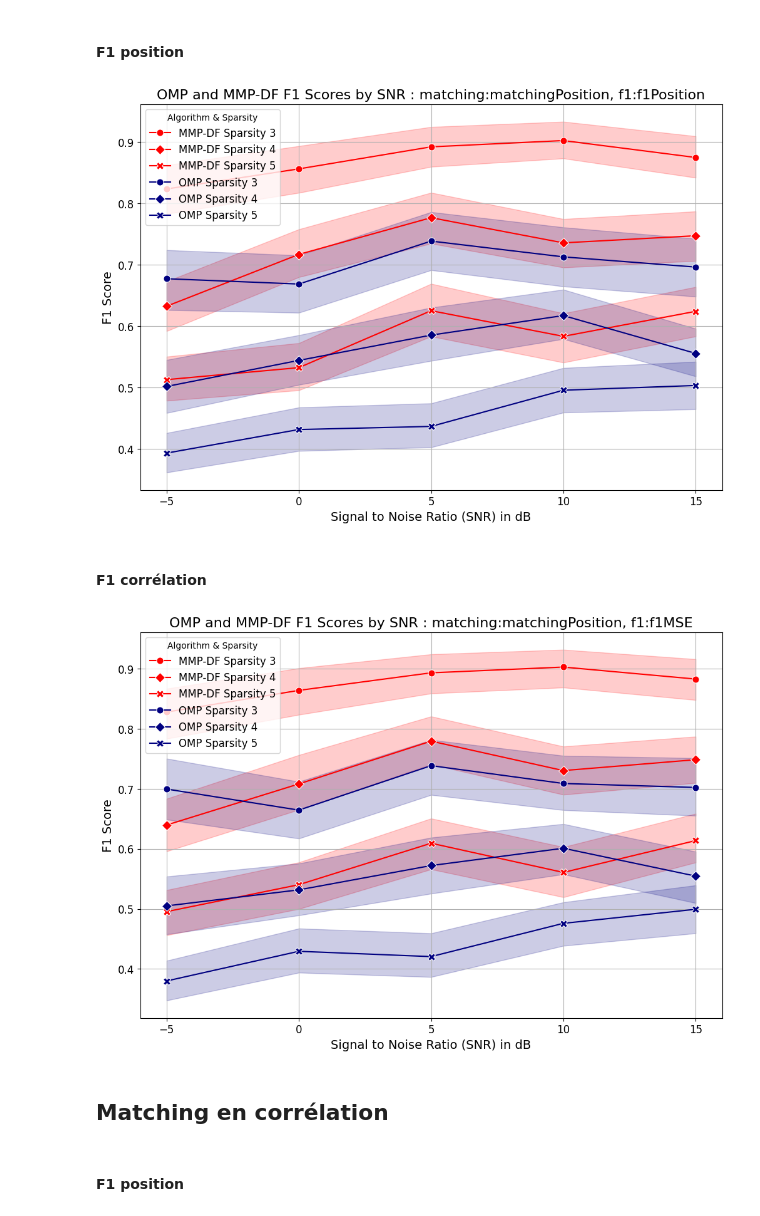
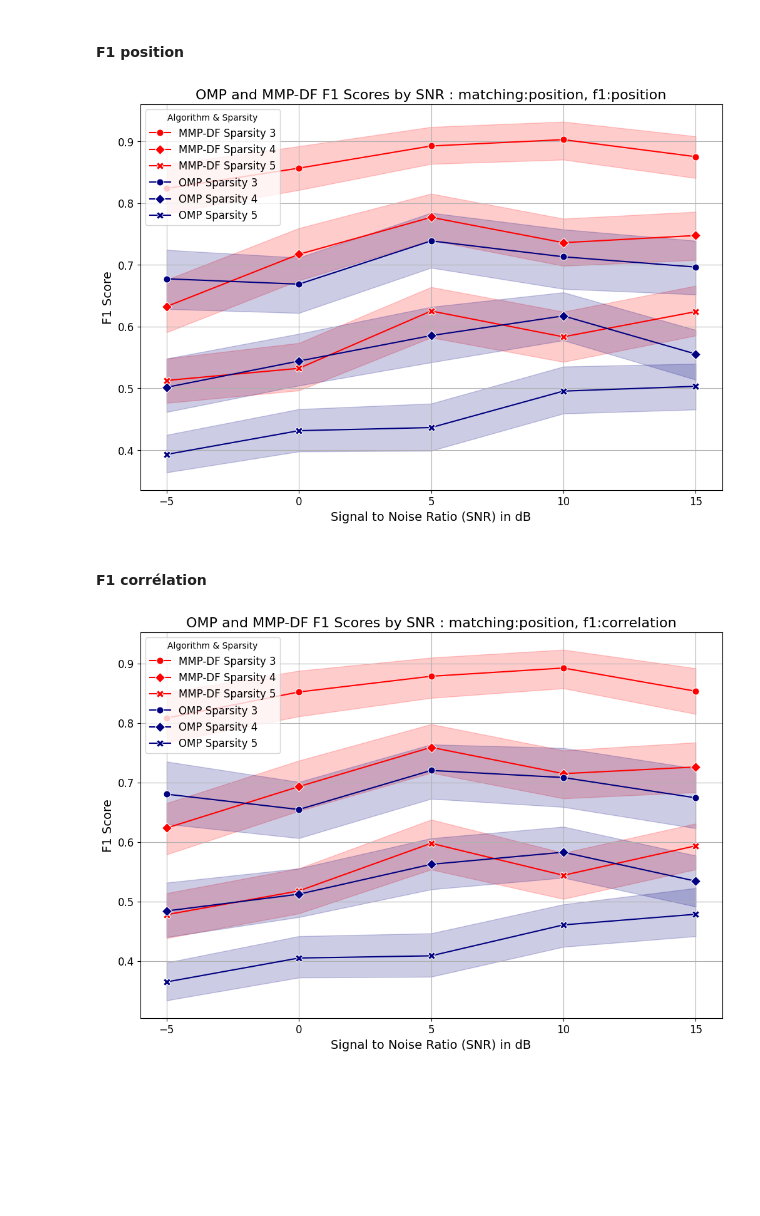
Before and after one commit to yanisgomes/csc, a Jupyter notebook: examples/mmpdf_metrics.ipynb, the cells around one changed output. Cells and saved outputs as stored; diff of their text form; code cells hidden in the pictures; blank space fills up the shorter version.

```diff
--- a/examples/mmpdf_metrics.ipynb
+++ b/examples/mmpdf_metrics.ipynb
@@ -55,16 +55,12 @@ workbench.plotMMPDFScoreF1Gloabl(path_to_mmpdf_db, matching_type='matchingCorrel
 # %% [markdown]
 #### F1 position
 # %%
-workbench.plotMMPDFScoreF1(path_to_mmpdf_db, matching_type='matchingPosition', f1_type='f1Position')
+workbench.plotMMPDFScoreF1(path_to_mmpdf_db, matching_type='position', f1_type='position')
 # %% [output]
-[figure, old version]
+[figure, new version]
 # %% [markdown]
 #### F1 corrélation
 # %%
-workbench.plotMMPDFScoreF1(path_to_mmpdf_db, matching_type='matchingPosition', f1_type='f1Correlation')
+workbench.plotMMPDFScoreF1(path_to_mmpdf_db, matching_type='position', f1_type='correlation')
 # %% [output]
-[figure, old version]
+[figure, new version]
-# %% [markdown]
-## Matching en corrélation
-# %% [markdown]
-#### F1 position
```
Also changed, not shown: parts of 6 cells of this notebook, 1 other file.
